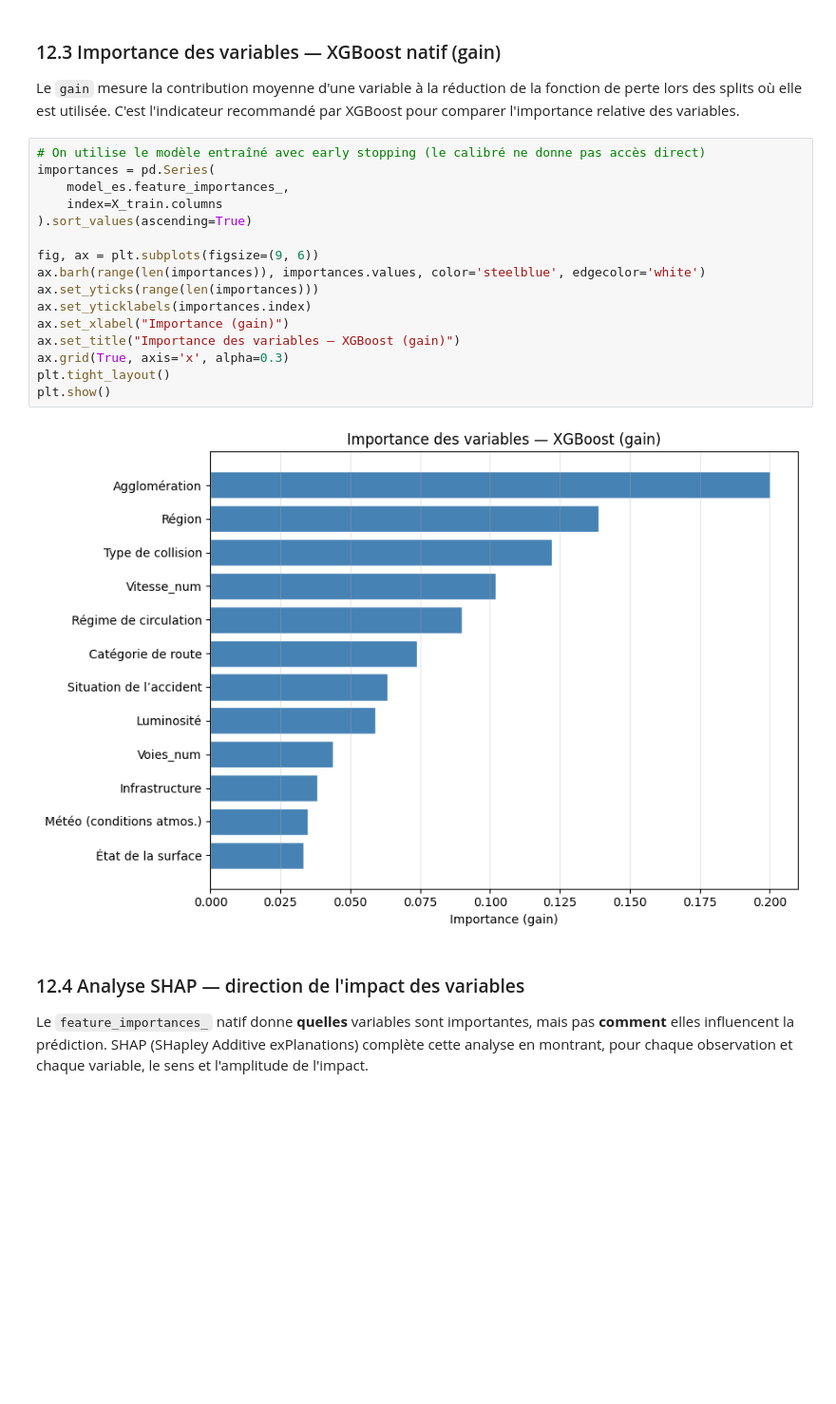
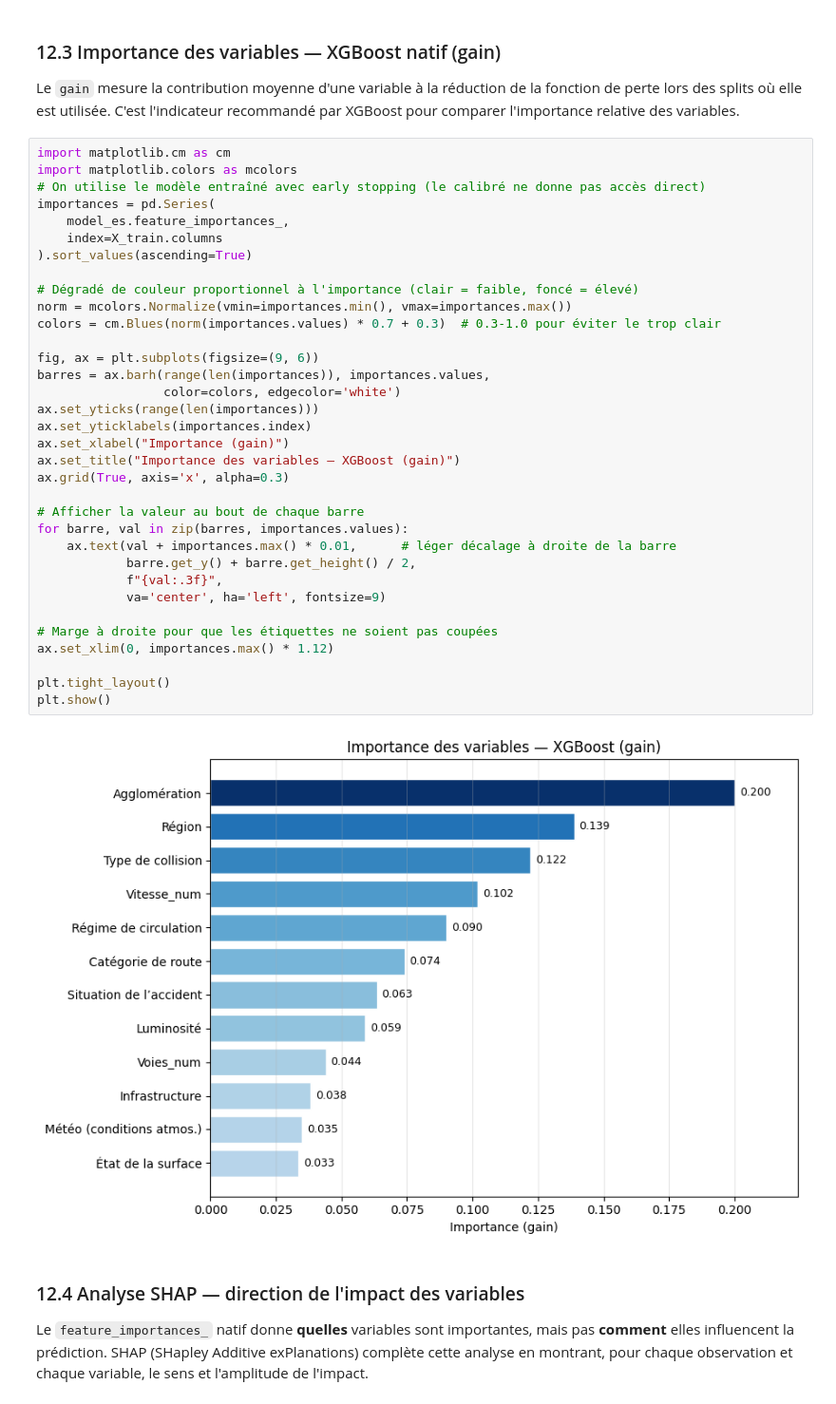
Before and after one commit to noee29/projet-data-science-2025-2026, a Jupyter notebook: analyse_xgboost.ipynb, the cells around one changed output. Shown at 95% size. Drawn from its saved outputs; the diff is of its cells as text; blank space fills up the shorter version.

```diff
--- a/analyse_xgboost.ipynb
+++ b/analyse_xgboost.ipynb
@@ -595,23 +595,41 @@ Le `gain` mesure la contribution moyenne d'une variable à la réduction de la f
 lors des splits où elle est utilisée. C'est l'indicateur recommandé par XGBoost pour comparer
 l'importance relative des variables.
 # %%
+import matplotlib.cm as cm
+import matplotlib.colors as mcolors
 # On utilise le modèle entraîné avec early stopping (le calibré ne donne pas accès direct)
 importances = pd.Series(
     model_es.feature_importances_,
     index=X_train.columns
 ).sort_values(ascending=True)
 
+# Dégradé de couleur proportionnel à l'importance (clair = faible, foncé = élevé)
+norm = mcolors.Normalize(vmin=importances.min(), vmax=importances.max())
+colors = cm.Blues(norm(importances.values) * 0.7 + 0.3)  # 0.3-1.0 pour éviter le trop clair
+
 fig, ax = plt.subplots(figsize=(9, 6))
-ax.barh(range(len(importances)), importances.values, color='steelblue', edgecolor='white')
+barres = ax.barh(range(len(importances)), importances.values,
+                 color=colors, edgecolor='white')
 ax.set_yticks(range(len(importances)))
 ax.set_yticklabels(importances.index)
 ax.set_xlabel("Importance (gain)")
 ax.set_title("Importance des variables — XGBoost (gain)")
 ax.grid(True, axis='x', alpha=0.3)
+
+# Afficher la valeur au bout de chaque barre
+for barre, val in zip(barres, importances.values):
+    ax.text(val + importances.max() * 0.01,      # léger décalage à droite de la barre
+            barre.get_y() + barre.get_height() / 2,
+            f"{val:.3f}",
+            va='center', ha='left', fontsize=9)
+
+# Marge à droite pour que les étiquettes ne soient pas coupées
+ax.set_xlim(0, importances.max() * 1.12)
+
 plt.tight_layout()
 plt.show()
 # %% [output]
-[figure, old version]
+[figure, new version]
 # %% [markdown]
 ### 12.4 Analyse SHAP — direction de l'impact des variables
 
```
Also changed, not shown: parts of 2 cells of this notebook.
